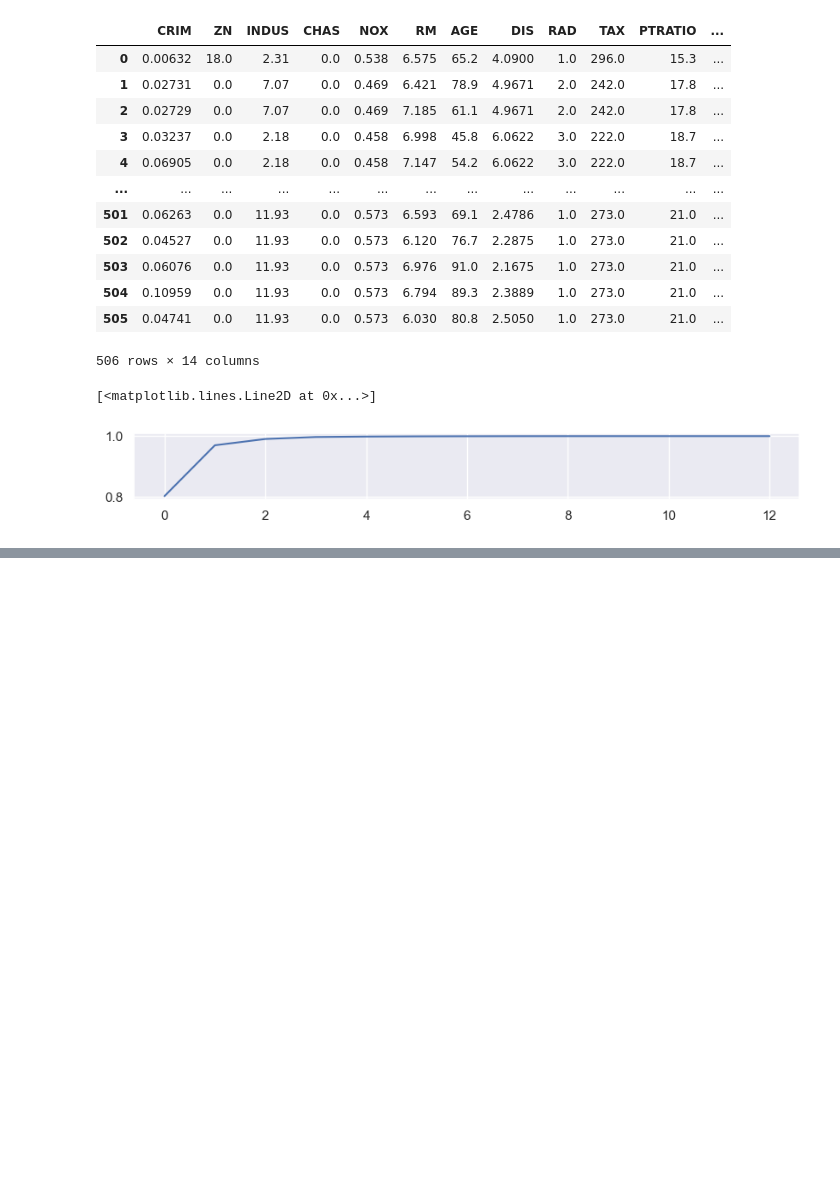
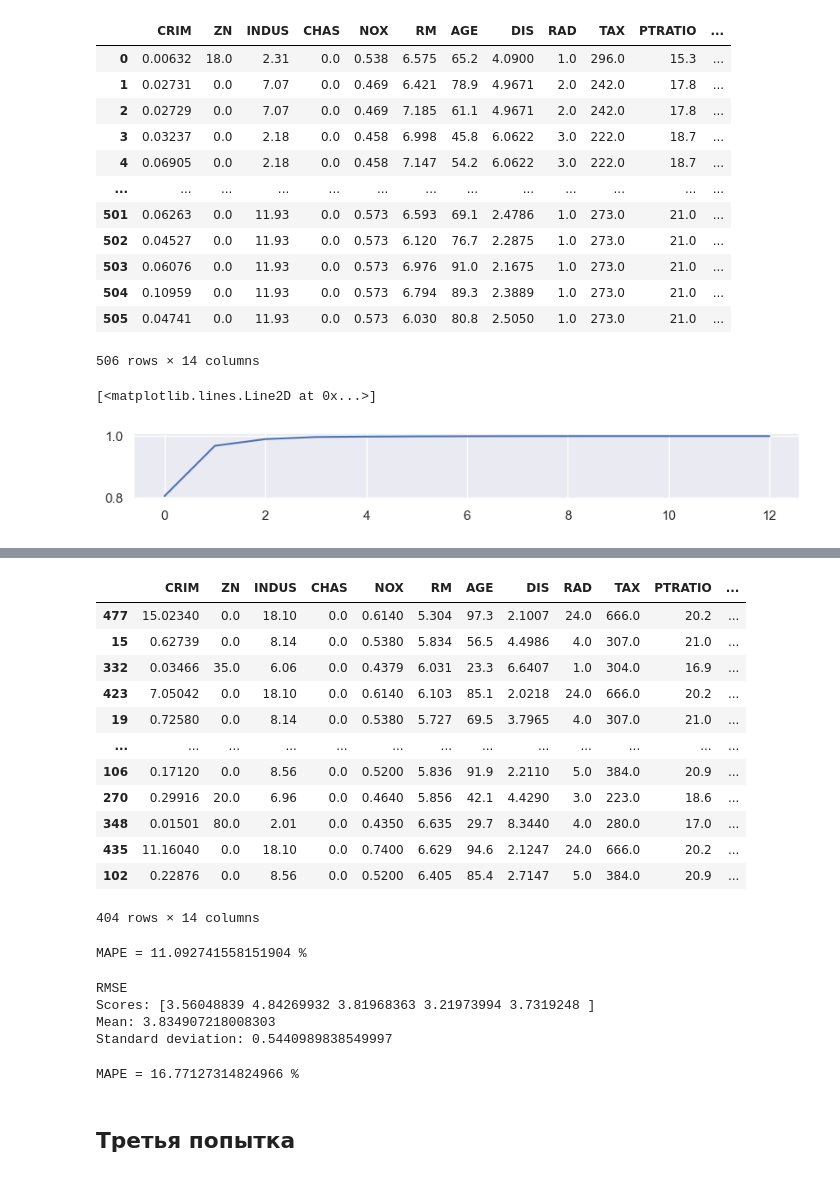
Before and after one commit to mualal/ya-profi-preparation, a Jupyter notebook: notebooks/boston-house-prices-regression-pure.ipynb, the cells around one changed output, grey strips where cells are left out. Saved outputs shown, nothing was run; the diff lists cells and outputs as text; code cells hidden in the pictures; blank space fills up the shorter version.

Commit message:
improve boston-house-prices-regression and add MAPE metric

```diff
--- a/notebooks/boston-house-prices-regression-pure.ipynb
+++ b/notebooks/boston-house-prices-regression-pure.ipynb
@@ -93,0 +102,14 @@ print(
+# %%
+import os
+import pandas as pd
+import numpy as np
+from sklearn.model_selection import train_test_split, cross_val_score
+from sklearn.ensemble import RandomForestRegressor
+from sklearn.metrics import mean_absolute_percentage_error
+from sklearn.svm import SVR
+
+current_dir = os.path.abspath('')
+parent_dir = os.path.dirname(current_dir)
+# %%
+housing = pd.read_csv(os.path.join(parent_dir, 'datasets', 'boston-house-prices-regression', 'housing.csv'))
+housing
@@ -93,0 +149,52 @@ print(
+# %%
+housing_train, housing_test = train_test_split(housing, test_size=0.2, random_state=42)
+housing_train
+# %% [output]
+|  | CRIM | ZN | INDUS | CHAS | NOX | RM | AGE | DIS | RAD | TAX | PTRATIO | ... |
+| 477 | 15.02340 | 0.0 | 18.10 | 0.0 | 0.6140 | 5.304 | 97.3 | 2.1007 | 24.0 | 666.0 | 20.2 | ... |
+| 15 | 0.62739 | 0.0 | 8.14 | 0.0 | 0.5380 | 5.834 | 56.5 | 4.4986 | 4.0 | 307.0 | 21.0 | ... |
+| 332 | 0.03466 | 35.0 | 6.06 | 0.0 | 0.4379 | 6.031 | 23.3 | 6.6407 | 1.0 | 304.0 | 16.9 | ... |
+| 423 | 7.05042 | 0.0 | 18.10 | 0.0 | 0.6140 | 6.103 | 85.1 | 2.0218 | 24.0 | 666.0 | 20.2 | ... |
+| 19 | 0.72580 | 0.0 | 8.14 | 0.0 | 0.5380 | 5.727 | 69.5 | 3.7965 | 4.0 | 307.0 | 21.0 | ... |
+| ... | ... | ... | ... | ... | ... | ... | ... | ... | ... | ... | ... | ... |
+| 106 | 0.17120 | 0.0 | 8.56 | 0.0 | 0.5200 | 5.836 | 91.9 | 2.2110 | 5.0 | 384.0 | 20.9 | ... |
+| 270 | 0.29916 | 20.0 | 6.96 | 0.0 | 0.4640 | 5.856 | 42.1 | 4.4290 | 3.0 | 223.0 | 18.6 | ... |
+| 348 | 0.01501 | 80.0 | 2.01 | 0.0 | 0.4350 | 6.635 | 29.7 | 8.3440 | 4.0 | 280.0 | 17.0 | ... |
+| 435 | 11.16040 | 0.0 | 18.10 | 0.0 | 0.7400 | 6.629 | 94.6 | 2.1247 | 24.0 | 666.0 | 20.2 | ... |
+| 102 | 0.22876 | 0.0 | 8.56 | 0.0 | 0.5200 | 6.405 | 85.4 | 2.7147 | 5.0 | 384.0 | 20.9 | ... |
+404 rows × 14 columns
+# %%
+forest_reg = RandomForestRegressor(n_estimators=100, random_state=42)
+forest_reg.fit(housing_train.drop('MEDV', axis=1), housing_train['MEDV'])
+housing_test_pred = forest_reg.predict(housing_test.drop('MEDV', axis=1))
+forest_test_mape = mean_absolute_percentage_error(housing_test['MEDV'], housing_test_pred) * 100
+print(f'MAPE = {forest_test_mape} %')  # в процентах
+# %% [output]
+MAPE = 11.092741558151904 %
+# %%
+forest_reg = RandomForestRegressor(n_estimators=500, random_state=42)
+forest_scores = cross_val_score(forest_reg, housing_train.drop('MEDV', axis=1), housing_train['MEDV'], scoring='neg_mean_squared_error', cv=5)
+forest_rmse_scores = np.sqrt(-forest_scores)
+
+def display_scores(scores):
+    print("Scores:", scores)
+    print("Mean:", scores.mean())
+    print("Standard deviation:", scores.std())
+
+print('RMSE')
+display_scores(forest_rmse_scores)
+# %% [output]
+RMSE
+Scores: [3.56048839 4.84269932 3.81968363 3.21973994 3.7319248 ]
+Mean: 3.834907218008303
+Standard deviation: 0.5440989838549997
+# %%
+svm_reg = SVR(kernel='linear')
+svm_reg.fit(housing_train.drop('MEDV', axis=1), housing_train['MEDV'])
+housing_test_pred = svm_reg.predict(housing_test.drop('MEDV', axis=1))
+svm_test_mape = mean_absolute_percentage_error(housing_test['MEDV'], housing_test_pred) * 100
+print(f'MAPE = {svm_test_mape} %')  # в процентах
+# %% [output]
+MAPE = 16.77127314824966 %
+# %% [markdown]
+## Третья попытка
```
Also changed, not shown: parts of 6 cells of this notebook.
